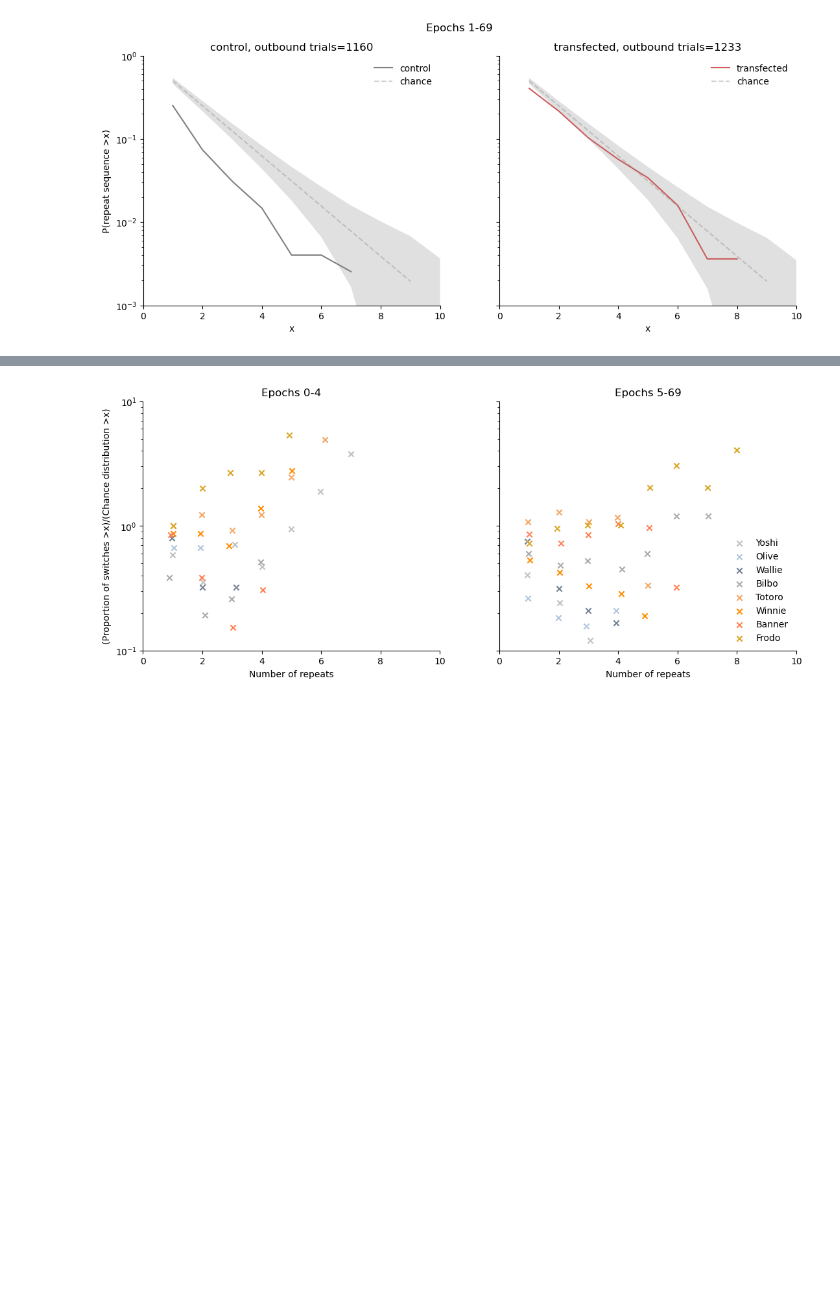
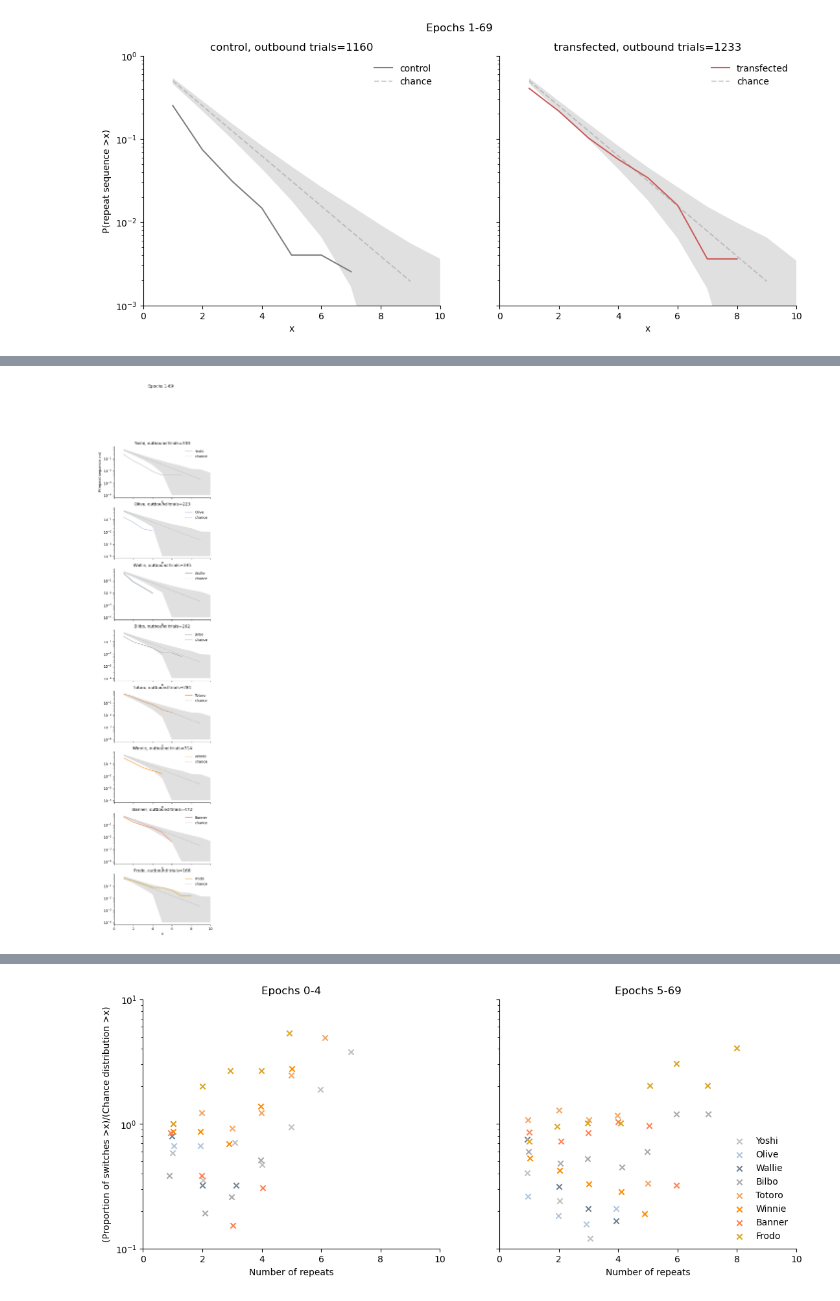
Before and after one commit to LorenFrankLab/ms_stim_analysis, a Jupyter notebook: Behavior/outbound_error_repeats.ipynb, the cells around one changed output, grey strips where cells are left out. Drawn from its saved outputs; the diff is of its cells as text; code cells hidden in the pictures; blank space fills up the shorter version.

Commit message:
add individual animal outbound error distributions

```diff
--- a/Behavior/outbound_error_repeats.ipynb
+++ b/Behavior/outbound_error_repeats.ipynb
@@ -197,6 +201,11 @@ fig, ax_list = plt.subplots(ncols=2, figsize=(13, 5), sharey=True)
 pooled_results = [{'transfected':np.zeros(19),
                   'control':np.zeros(19)} for i in range(2)]
 trial_counts = [{'transfected':0,'control':0} for _ in range(2)]
+
+animal_results = [{animal:np.zeros(19) for animal in nwb_file_names_map.keys()} for i in range(2)]
+animal_trial_counts = [{animal:0 for animal in nwb_file_names_map.keys()} for i in range(2)]
+
+
 for i, (epochs, ax) in enumerate(
     zip(epochs_list, ax_list)
 ):
@@ -237,6 +246,9 @@ for i, (epochs, ax) in enumerate(
             pooled_results[i]['control'] += survival
             trial_counts[i]['control'] += animal_trial_count
 
+        animal_results[i][animal] += survival
+        animal_trial_counts[i][animal] += animal_trial_count
+
 
     x_chance = np.arange(1, 10)
     survival_chance = 0.5 ** (x_chance)  # * x_chance
@@ -413,0 +429,89 @@ fig.savefig('./Plots/fens_2024/behavior_survival_curve_pooled_bootstrap.svg',for
+# %%
+def bootstrap_chance_dist(n_trials, n_bootstraps):
+    chance_dist = []
+    for i in range(n_bootstraps):
+        outbound_loc = np.random.binomial(1,.5,n_trials)
+        switch_outbound_count = np.where(outbound_loc[:-1]!=outbound_loc[1:])[0]
+        switch_outbound_count = np.append([-1],switch_outbound_count)
+        repeat_count=np.diff(switch_outbound_count)
+        chance_dist.append(abundance_hist(repeat_count))
+
+    return np.array(chance_dist)
+
+n_bootstraps=int(1e4)
+""""""
+fig, ax_list = plt.subplots(nrows=len(animal_results[0].keys()), figsize=(5,25), sharey=True,sharex=True)
+fig_all =plt.figure(figsize=(5,5))
+ax_all = fig_all.add_subplot(111)
+analysis_set =1 # early opr late
+for i, (ax,cond) in enumerate(zip(ax_list,animal_results[0].keys())):
+    val = animal_results[analysis_set][cond]
+    val = val/np.sum(val)
+    val = 1 - np.cumsum(val)
+    val[val<1e-10] = np.nan
+    ax.plot(np.arange(1, 20),val,color=animal_style.loc[cond,"color"],label=cond)
+    ax_all.plot(np.arange(1, 20),val,color=animal_style.loc[cond,"color"],label=cond)
+    ax.set_yscale('log')
+    # print(val)
+
+    x_chance = np.arange(1, 10)
+    survival_chance = 0.5 ** (x_chance)  # * x_chance
+    survival_chance = 1-np.cumsum(survival_chance)
+    ax.plot(
+        x_chance,
+        survival_chance,
+        alpha=0.35,
+        color="grey",
+        # width=0.9,
+        label="chance",
+        ls='--'
+    )
+
+    n_trials = animal_trial_counts[1][cond]
+    chance_dist = bootstrap_chance_dist(n_trials,n_bootstraps)
+    chance_dist = np.array([1-np.cumsum(x)[:10] for x in chance_dist])
+
+    xx = np.arange(1,11)
+    # plt.plot(xx,np.mean(chance_dist,axis=0))
+    lo = np.percentile(chance_dist,2.5,axis=0)
+    hi = np.percentile(chance_dist,97.5,axis=0)
+    lo = np.clip(lo,1e-4,1)
+    hi = np.clip(hi,1e-4,1)
+    ax.fill_between(xx,lo,hi,alpha=.7,facecolor='lightgrey')
+    ax.set_yscale('log')
+
+
+    ax.set_xlabel("x")
+    ax.spines[["top", "right"]].set_visible(False)
+
+    ax_list[0].set_ylabel("P(repeat sequence >x)")
+    ax.legend(frameon=False)
+    # plt.rcParams['svg.fonttype'] = 'none'
+
+    ax.set_xlim(0, 10)
+    ax.set_title(f"{cond}, outbound trials={n_trials}")
+
+ax_all.set_ylim(1e-3,1)
+ax_all.set_yscale('log')
+ax_all.set_ylim(1e-3,1)
+ax_all.set_xlabel("x")
+ax_all.spines[["top", "right"]].set_visible(False)
+ax_all.set_ylabel("P(repeat sequence >x)")
+x_chance = np.arange(1, 10)
+survival_chance = 0.5 ** (x_chance)  # * x_chance
+survival_chance = 1-np.cumsum(survival_chance)
+ax_all.plot(
+    x_chance,
+    survival_chance,
+    alpha=0.35,
+    color="grey",
+    # width=0.9,
+    label="chance",
+    ls='--'
+)
+ax_all.legend(frameon=False)
+ax_all.set_title(f"All animals, Epochs {epochs_list[analysis_set][0]}-{epochs_list[analysis_set][-1]}")
+
+fig.suptitle(f"Epochs {epochs_list[analysis_set][0]}-{epochs_list[analysis_set][-1]}")
+""""""
+# %% [output]
@@ -413,0 +519 @@ fig.savefig('./Plots/fens_2024/behavior_survival_curve_pooled_bootstrap.svg',for
+[figure, added]
```
Also changed, not shown: parts of 8 cells of this notebook.
